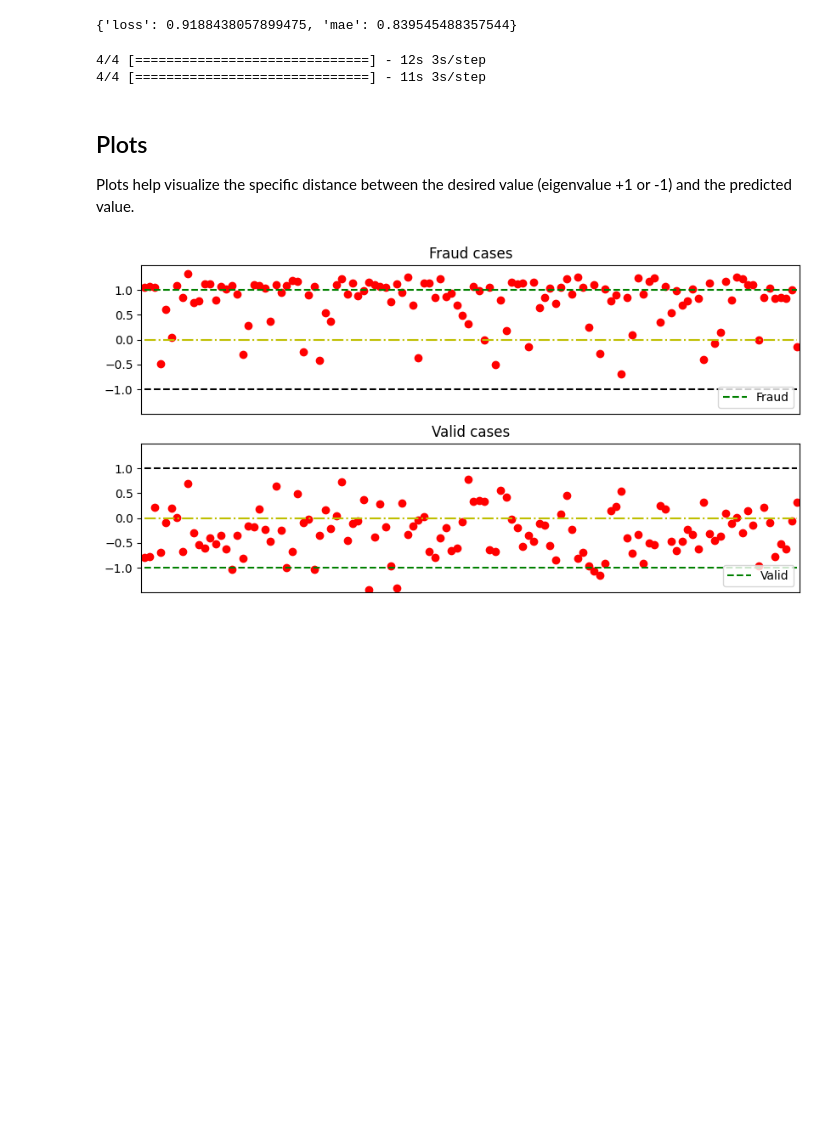
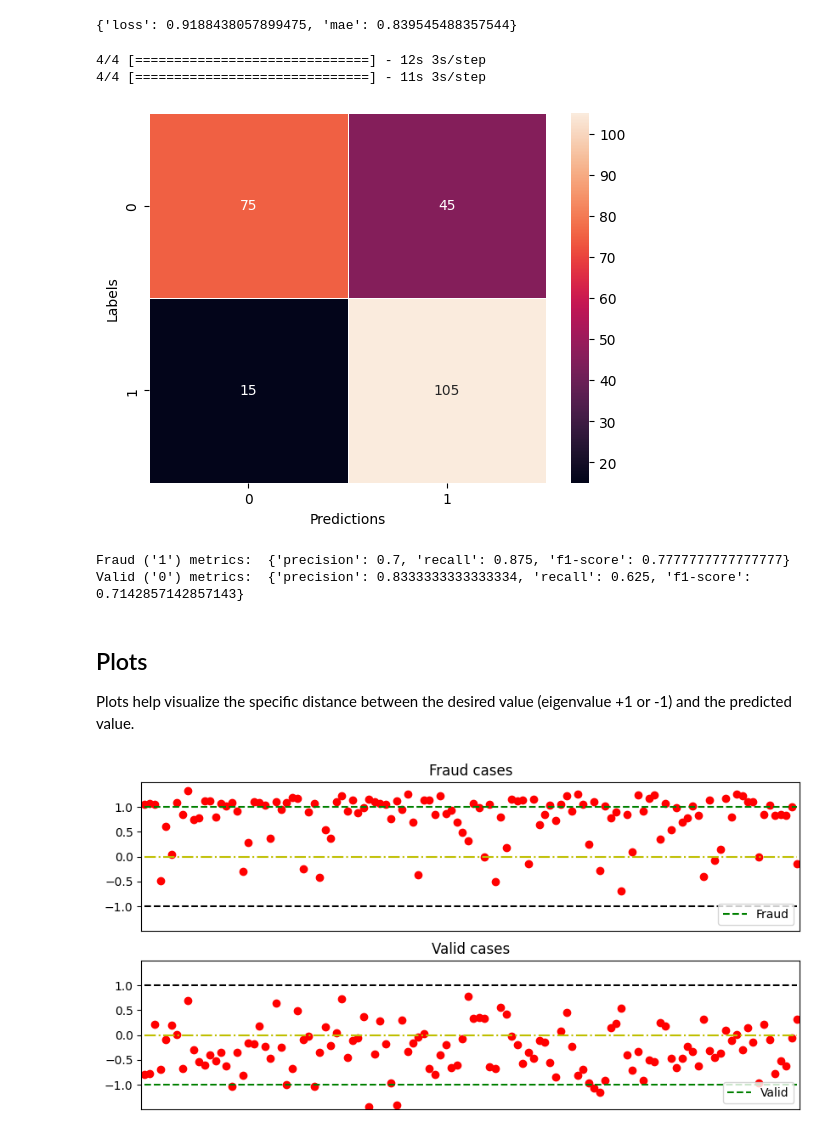
Before and after one commit to Totx/VQC_Hybrid_classifiers, a Jupyter notebook: VQC_Quantum.ipynb, the cells around one changed output. Cells and saved outputs as stored; diff of their text form; code cells hidden in the pictures; blank space fills up the shorter version.

```diff
--- a/VQC_Quantum.ipynb
+++ b/VQC_Quantum.ipynb
@@ -234,8 +244,9 @@ x_dataset_test = tf.constant(X_test)
 y_dataset_test = tf.constant(y_test)
 x_test_fraud = x_dataset_test[y_dataset_test == 1]
 y_test_fraud = y_dataset_test[y_dataset_test == 1]
-x_test_clean = x_dataset_test[y_dataset_test == -1][:x_test_fraud.shape[0]]
-y_test_clean = y_dataset_test[y_dataset_test == -1][:x_test_fraud.shape[0]]
+balanced_test_cases = x_test_fraud.shape[0]
+x_test_clean = x_dataset_test[y_dataset_test == -1][:balanced_test_cases]
+y_test_clean = y_dataset_test[y_dataset_test == -1][:balanced_test_cases]
 # %%
 
 test_size = 1000
@@ -253,6 +264,47 @@ predictions_clean = model.predict(x=x_test_clean)
 # %% [output]
 4/4 [==============================] - 12s 3s/step
 4/4 [==============================] - 11s 3s/step
+# %%
+dir_conf_mat = "./plots/cm_qcircuit_ae.png"
+
+fraud_vector = np.ones(balanced_test_cases)
+clean_vector = np.zeros(balanced_test_cases)
+
+p_fraud_vector = np.ones(balanced_test_cases)
+p_clean_vector = np.zeros(balanced_test_cases)
+
+for i in range(balanced_test_cases):
+    if predictions_fraud[i] < 0 :
+        p_fraud_vector[i] = 0
+    if predictions_clean[i] > 0 :
+        p_clean_vector[i] = 1
+
+y_true = np.concatenate([fraud_vector, clean_vector], dtype=int, casting="unsafe")
+y_pred = np.concatenate([p_fraud_vector, p_clean_vector], dtype=int, casting="unsafe")
+data_cols = {"Labels" : y_true, "Predictions" : y_pred}
+df = pd.DataFrame(data_cols, columns=["Labels", "Predictions"])
+confusion_matrix = pd.crosstab(df["Labels"], df["Predictions"], rownames=["Labels"], colnames=["Predictions"])
+sn.heatmap(confusion_matrix, annot=True, linewidths=.5, fmt="d")
+plt.savefig(fname=dir_conf_mat)
+plt.show()
+# %% [output]
+[figure, added]
+# %%
+
+metrics = { "precision" : None, "recall" : None, "f1-score" : None}
+metrics["precision"] = precision_score(y_true, y_pred, pos_label=1)
+metrics["recall"] = recall_score(y_true, y_pred, pos_label=1)
+metrics["f1-score"] = f1_score(y_true, y_pred, pos_label=1)
+print("Fraud ('1') metrics: ", metrics)
+
+metrics_2 = { "precision" : None, "recall" : None, "f1-score" : None}
+metrics_2["precision"] = precision_score(y_true, y_pred, pos_label=0)
+metrics_2["recall"] = recall_score(y_true, y_pred, pos_label=0)
+metrics_2["f1-score"] = f1_score(y_true, y_pred, pos_label=0)
+print("Valid ('0') metrics: ", metrics_2)
+# %% [output]
+Fraud ('1') metrics:  {'precision': 0.7, 'recall': 0.875, 'f1-score': 0.7777777777777777}
+Valid ('0') metrics:  {'precision': 0.8333333333333334, 'recall': 0.625, 'f1-score': 0.7142857142857143}
 # %% [markdown]
 ## Plots
 
```
Also changed, not shown: parts of 8 cells of this notebook, 9 other files.
